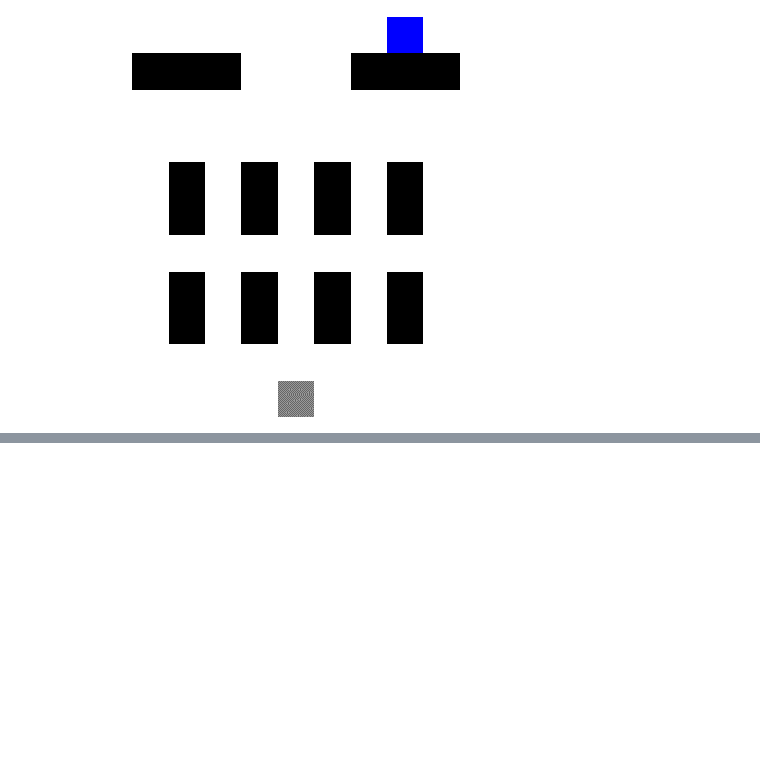
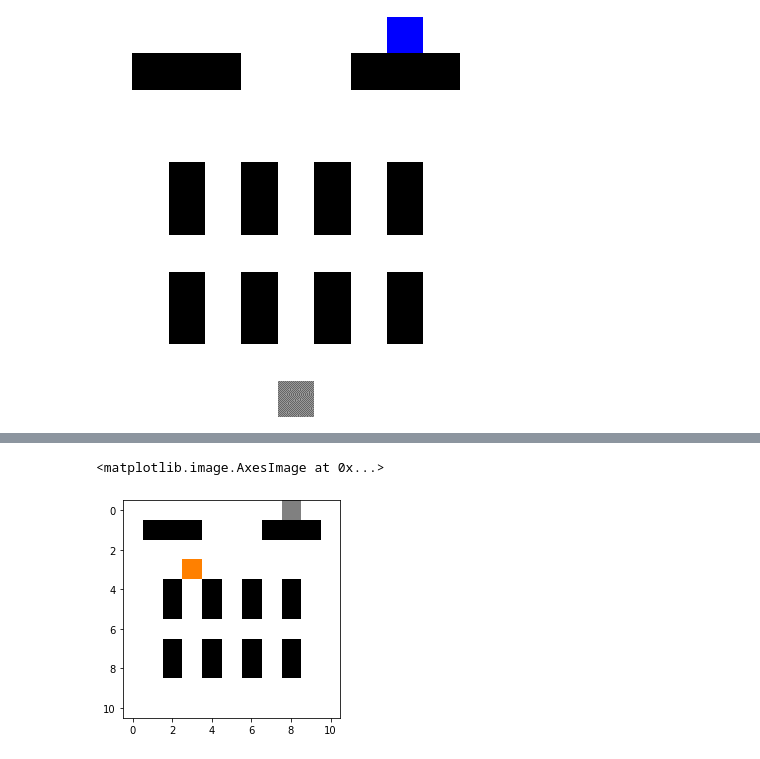
Before and after one commit to yoon-gu/maze-rl, a Jupyter notebook: Monte-Carlo-Policy-Iteration-with-BP.ipynb, the cells around one changed output, grey strips where cells are left out. Drawn from its saved outputs; the diff is of its cells as text; code cells hidden in the pictures; blank space fills up the shorter version.

```diff
--- a/Monte-Carlo-Policy-Iteration-with-BP.ipynb
+++ b/Monte-Carlo-Policy-Iteration-with-BP.ipynb
@@ -209,0 +203,5 @@ defaultdict(<function __main__.<lambda>()>,
+# %%
+plt.imshow(env.render())
+# %% [output]
+<matplotlib.image.AxesImage at 0x...>
+[figure, added]
```
Also changed, not shown: parts of 12 cells of this notebook, 3 other files.
